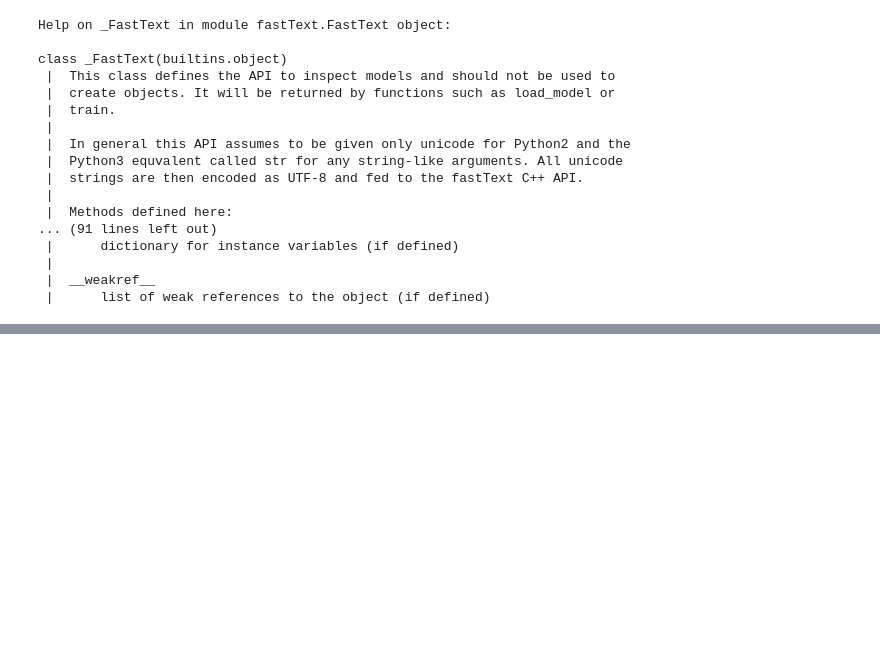
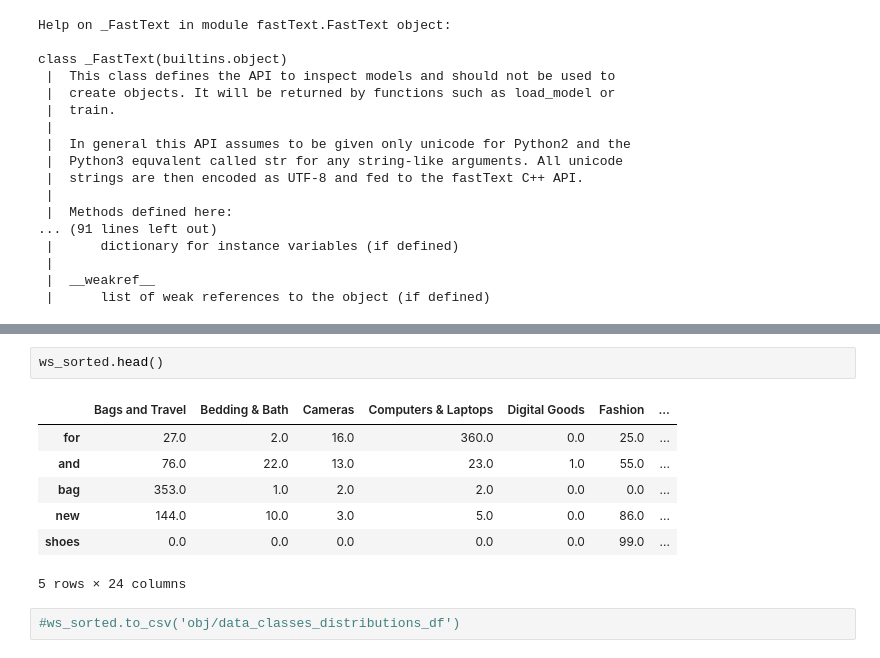
Before and after one commit to dzendmitry/category_prediction, a Jupyter notebook: fasttext.ipynb, the cells around one changed output, grey strips where cells are left out. Saved outputs shown, nothing was run; the diff lists cells and outputs as text; blank space fills up the shorter version.

```diff
--- a/fasttext.ipynb
+++ b/fasttext.ipynb
@@ -250,0 +421,12 @@ do
+# %%
+ws_sorted.head()
+# %% [output]
+|  | Bags and Travel | Bedding & Bath | Cameras | Computers & Laptops | Digital Goods | Fashion | ... |
+| for | 27.0 | 2.0 | 16.0 | 360.0 | 0.0 | 25.0 | ... |
+| and | 76.0 | 22.0 | 13.0 | 23.0 | 1.0 | 55.0 | ... |
+| bag | 353.0 | 1.0 | 2.0 | 2.0 | 0.0 | 0.0 | ... |
+| new | 144.0 | 10.0 | 3.0 | 5.0 | 0.0 | 86.0 | ... |
+| shoes | 0.0 | 0.0 | 0.0 | 0.0 | 0.0 | 99.0 | ... |
+5 rows × 24 columns
+# %%
+#ws_sorted.to_csv('obj/data_classes_distributions_df')
```
Also changed, not shown: parts of 38 cells of this notebook.
